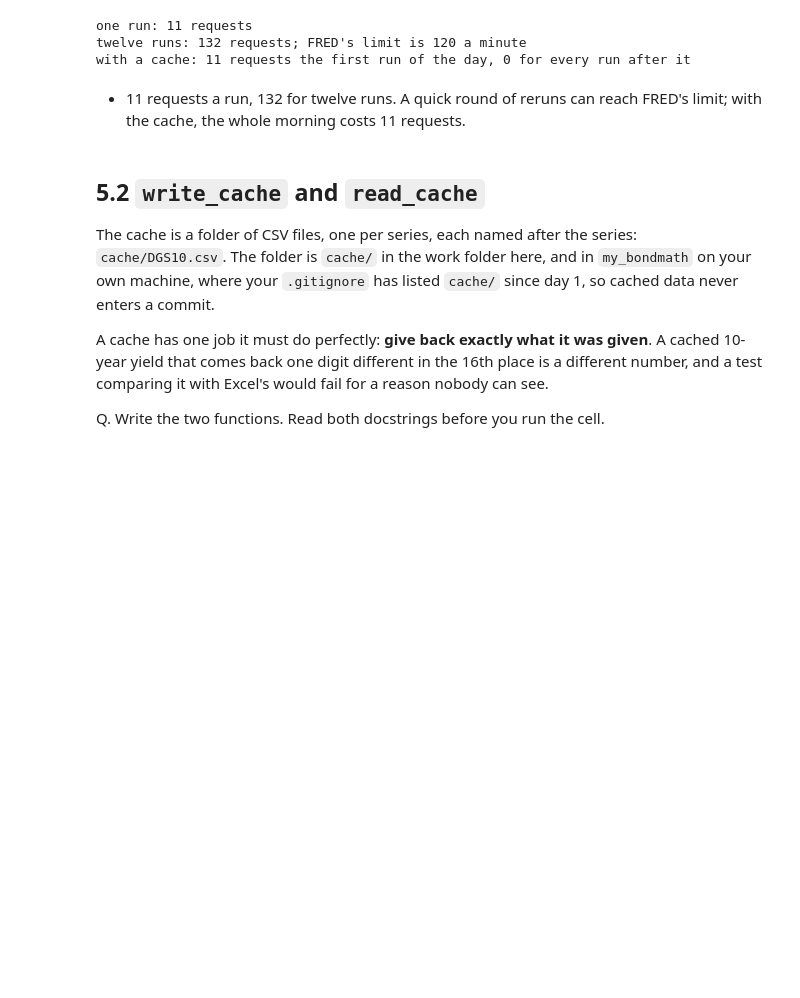
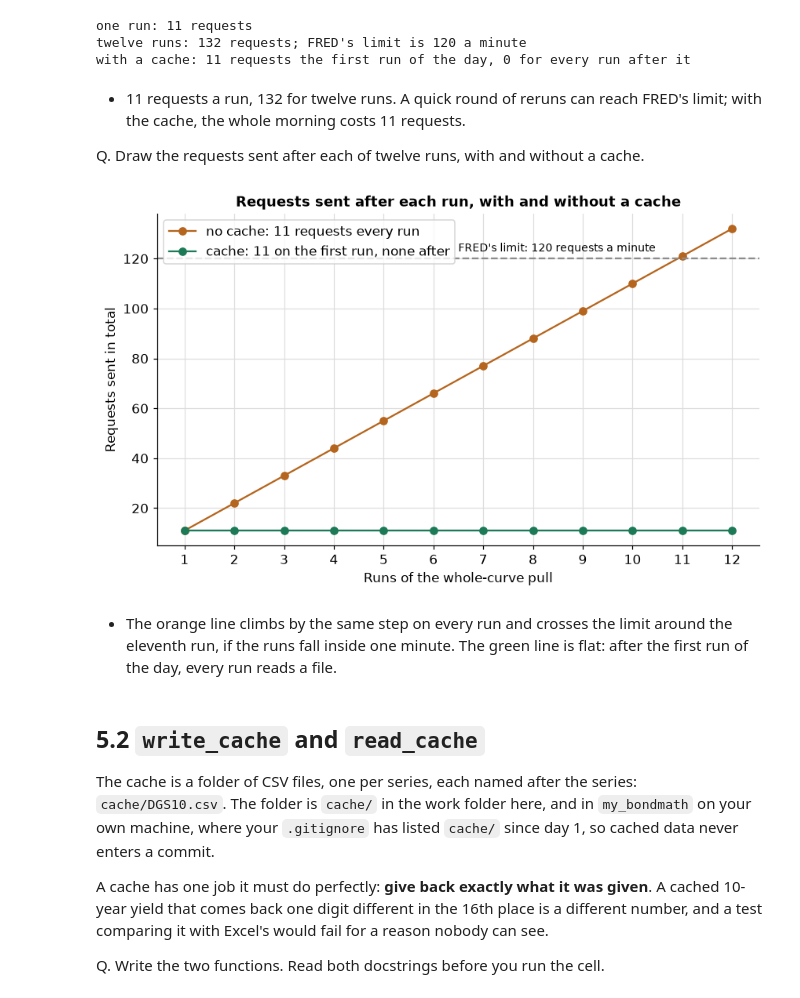
Before and after one commit to lenamonj/python-fixed-income, a Jupyter notebook: course3_market_data/week1/day5/05_case_study_the_market_dataset.ipynb, the cells around one changed output. Drawn from its saved outputs; the diff is of its cells as text; code cells hidden in the pictures; blank space fills up the shorter version.

```diff
--- a/course3_market_data/week1/day5/05_case_study_the_market_dataset.ipynb
+++ b/course3_market_data/week1/day5/05_case_study_the_market_dataset.ipynb
@@ -1272,6 +1290,29 @@ twelve runs: 132 requests; FRED's limit is 120 a minute
 with a cache: 11 requests the first run of the day, 0 for every run after it
 # %% [markdown]
 * 11 requests a run, 132 for twelve runs. A quick round of reruns can reach FRED's limit; with the cache, the whole morning costs 11 requests.
+
+Q. Draw the requests sent after each of twelve runs, with and without a cache.
+# %%
+runs = list(range(1, 13))
+# without a cache every run sends one request per series; with one, only the first run of the day does
+without_cache = [requests_per_run * run for run in runs]
+with_cache = [requests_per_run for run in runs]
+
+fig, ax = plt.subplots()
+ax.plot(runs, without_cache, marker="o", color="#b5651d", label=f"no cache: {requests_per_run} requests every run")
+ax.plot(runs, with_cache, marker="o", color="#1c7a57", label=f"cache: {requests_per_run} on the first run, none after")
+ax.axhline(120, linestyle="--", color="#8c8c8c")
+ax.annotate("FRED's limit: 120 requests a minute", (6.5, 120), textcoords="offset points", xytext=(0, 6), fontsize=9)
+ax.set_xticks(runs)
+ax.set_xlabel("Runs of the whole-curve pull")
+ax.set_ylabel("Requests sent in total")
+ax.set_title("Requests sent after each run, with and without a cache")
+ax.legend(loc="upper left")
+plt.show()
+# %% [output]
+[figure, added]
+# %% [markdown]
+* The orange line climbs by the same step on every run and crosses the limit around the eleventh run, if the runs fall inside one minute. The green line is flat: after the first run of the day, every run reads a file.
 # %% [markdown]
 ## 5.2 `write_cache` and `read_cache`
 
```
Also changed, not shown: parts of 29 cells of this notebook, 2 other files.
